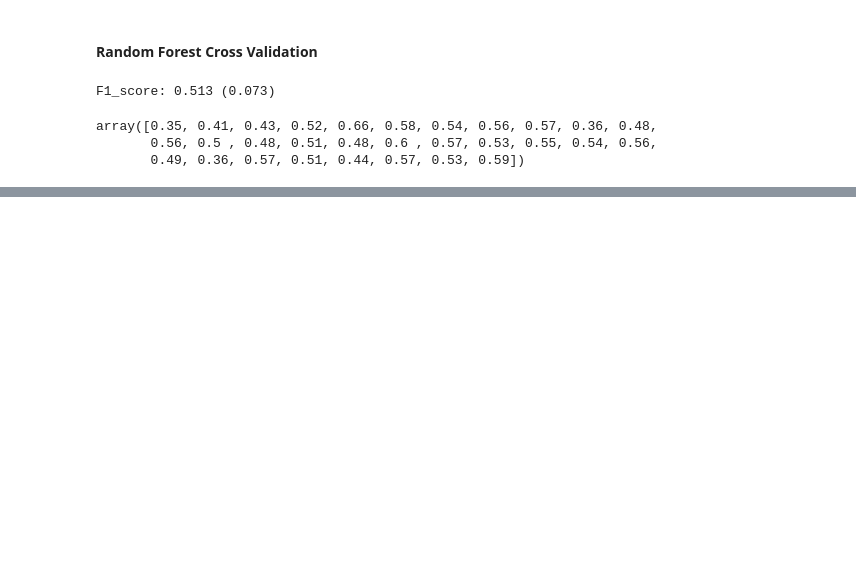
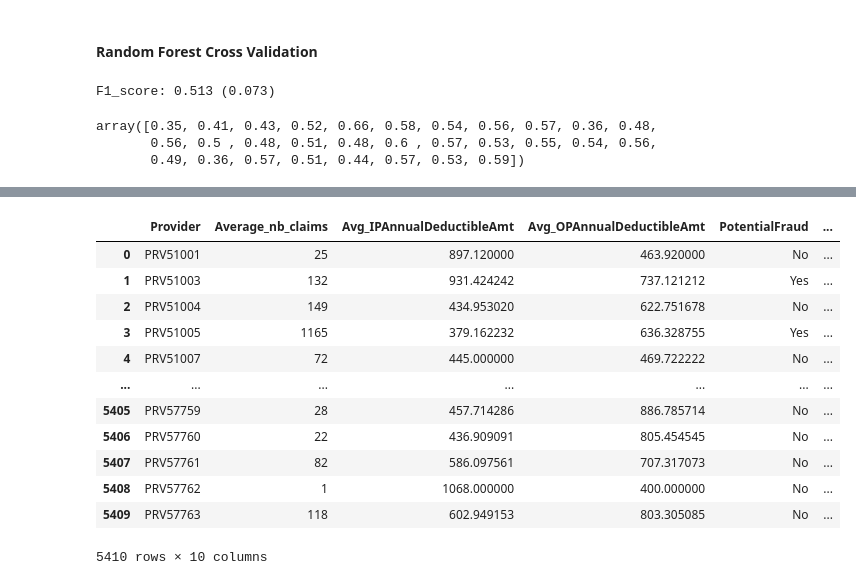
Before and after one commit to areias/healthcare_fraud, a Jupyter notebook: Logistic_Regression.ipynb, the cells around one changed output, grey strips where cells are left out. Drawn from its saved outputs; the diff is of its cells as text; code cells hidden in the pictures; blank space fills up the shorter version.

```diff
--- a/Logistic_Regression.ipynb
+++ b/Logistic_Regression.ipynb
@@ -458,6 +457,8 @@ new_df
 new_df['ChronicCond_Alzheimer']=new_df['ChronicCond_Alzheimer']*100/new_df['ClaimID']
 new_df['ChronicCond_Depression']=new_df['ChronicCond_Depression']*100/new_df['ClaimID']
 new_df['ChronicCond_Heartfailure']=new_df['ChronicCond_Heartfailure']*100/new_df['ClaimID']
+# %%
+neo_df=new_df.copy()
 # %%
 new_df = new_df.rename(columns={'ClaimID': 'Average_nb_claims', 'IPAnnualDeductibleAmt': 'Avg_IPAnnualDeductibleAmt',
                                 'OPAnnualDeductibleAmt':'Avg_OPAnnualDeductibleAmt', 'Claim_type': 'Most_Common_Claim_Type',
@@ -694,0 +702,20 @@ array([0.35, 0.41, 0.43, 0.52, 0.66, 0.58, 0.54, 0.56, 0.57, 0.36, 0.48,
+# %%
+neo_df = neo_df.rename(columns={'ClaimID': 'Average_nb_claims', 'IPAnnualDeductibleAmt': 'Avg_IPAnnualDeductibleAmt',
+                                'OPAnnualDeductibleAmt':'Avg_OPAnnualDeductibleAmt', 'Claim_type': 'Most_Common_Claim_Type',
+                                'ClaimDuration': 'AvgClaimDuration', 'ChronicCond_Alzheimer': 'Alz_Claims_Ratio',
+                                'ChronicCond_Depression': 'Dep_Claims_Ratio', 'ChronicCond_Heartfailure':'Heart_Claims_Ratio'})
+neo_df
+# %% [output]
+|  | Provider | Average_nb_claims | Avg_IPAnnualDeductibleAmt | Avg_OPAnnualDeductibleAmt | PotentialFraud | ... |
+| 0 | PRV51001 | 25 | 897.120000 | 463.920000 | No | ... |
+| 1 | PRV51003 | 132 | 931.424242 | 737.121212 | Yes | ... |
+| 2 | PRV51004 | 149 | 434.953020 | 622.751678 | No | ... |
+| 3 | PRV51005 | 1165 | 379.162232 | 636.328755 | Yes | ... |
+| 4 | PRV51007 | 72 | 445.000000 | 469.722222 | No | ... |
+| ... | ... | ... | ... | ... | ... | ... |
+| 5405 | PRV57759 | 28 | 457.714286 | 886.785714 | No | ... |
+| 5406 | PRV57760 | 22 | 436.909091 | 805.454545 | No | ... |
+| 5407 | PRV57761 | 82 | 586.097561 | 707.317073 | No | ... |
+| 5408 | PRV57762 | 1 | 1068.000000 | 400.000000 | No | ... |
+| 5409 | PRV57763 | 118 | 602.949153 | 803.305085 | No | ... |
+5410 rows × 10 columns
```
Also changed, not shown: parts of 29 cells of this notebook.
